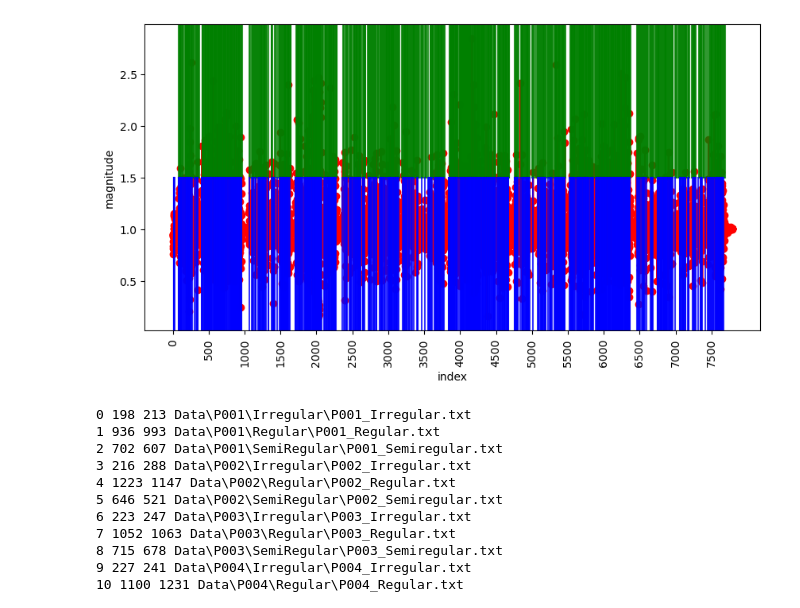
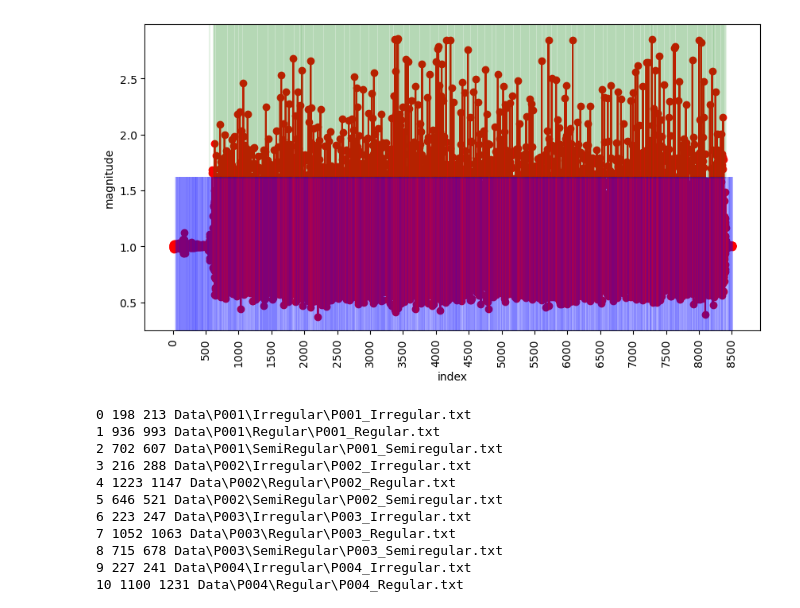
Before and after one commit to LaubertF/SheepRunDetection, a Jupyter notebook: BigData.ipynb, the cells around one changed output. Drawn from its saved outputs; the diff is of its cells as text; code cells hidden in the pictures.

```diff
--- a/BigData.ipynb
+++ b/BigData.ipynb
@@ -13,17 +43,25 @@ file_pairs = [(all_files[i], all_files[i + 1]) for i in range(0,len(all_files) -
 # %%
-import numpy as np
+def writeSheepAnnotations(file_pair):
+    meter = pd.read_csv(file_pair[0]+"1", sep=',')
+    annotation = pd.read_csv(file_pair[1], sep=',')
+    annotations = annotation["content"]
+    #row datetime to pandas datetime
+    meter['datetime'] = pd.to_datetime(meter['datetime'], format='%M:%S.%f')
+    #datetime to seconds
+    meter['datetime'] = meter['datetime'].dt.minute*60 + meter['datetime'].dt.second + meter['datetime'].dt.microsecond/1e6
 
 
-def getSteps(file_pair, window_size=20, threshold=0.1):
-    meter = pd.read_csv(file_pair[0], sep=' ')
-    expected = pd.read_csv(file_pair[1], sep=' ').iloc[:, 0]
-    data1 = meter.iloc[:, 3] ** 2 + meter.iloc[:, 4] ** 2 + meter.iloc[:, 5] ** 2
-    accelerometer = data1.apply(lambda x: x ** 0.5)
-    # data1 = msl.apply_filter(accelerometer, [-0.00614041469794508,	-0.0135816744769618,	0.0512322973427179,	0.265655560905451,	0.405668461853476,	0.265655560905451,	0.0512322973427179,	-0.0135816744769618,-0.00614041469794508])
-    data1 = msl.modified_pan_tompkins_scoring(accelerometer, window_size)
-    data1 = msl.detect_outliers(data1, threshold)
-    data1 = msl.post_processing(data1, 250, 15)
-    calculated = np.where(data1 == 1)[0]
+    #delete column annotation
+    #create names for columns
+    meter.columns = ['datetime', 'x', 'y', 'z', 'gyrx', 'gyry', 'gyrz', 'magx', 'magy', 'magz','annotation','a','b']
+    meter['annotation'] = 0
+    #add names to 3,4,5 columns
 
+    for c in annotations:
+        time = c
 
-    return calculated, expected , accelerometer
+        row = meter[meter['datetime'] > time].index[0]
+        print(row)
+        meter.at[row, 'annotation'] = 1
+
+    meter.to_csv(file_pair[0], sep=',', index=False)
@@ -41,14 +110,14 @@ def chart(data_in):
     plt.xticks(rotation=90)
     #add rectangles
     for e in expected:
-        plt.axvline(x =e, color ='g', label ='axvline - full height', ymin=0.5, alpha=0.8)
+        plt.axvline(x =e, color ='g', label ='axvline - full height', ymin=0.5, alpha=0.1)
     for c in calculated:
-        plt.axvline(x =c, color ='b', label ='axvline - full height', ymax=0.5, alpha=0.8)
+        plt.axvline(x =c, color ='b', label ='axvline - full height', ymax=0.5, alpha=0.1)
     plt.show()
 # %%
-chart(getSteps(file_pairs[16]))
+chart(getSteps(file_pairs[1]))
 # %% [output]
-[figure, old version]
+[figure, new version]
 # %%
 differences = []
 i = 0
```
Also changed, not shown: parts of 9 cells of this notebook, 7 other files.
